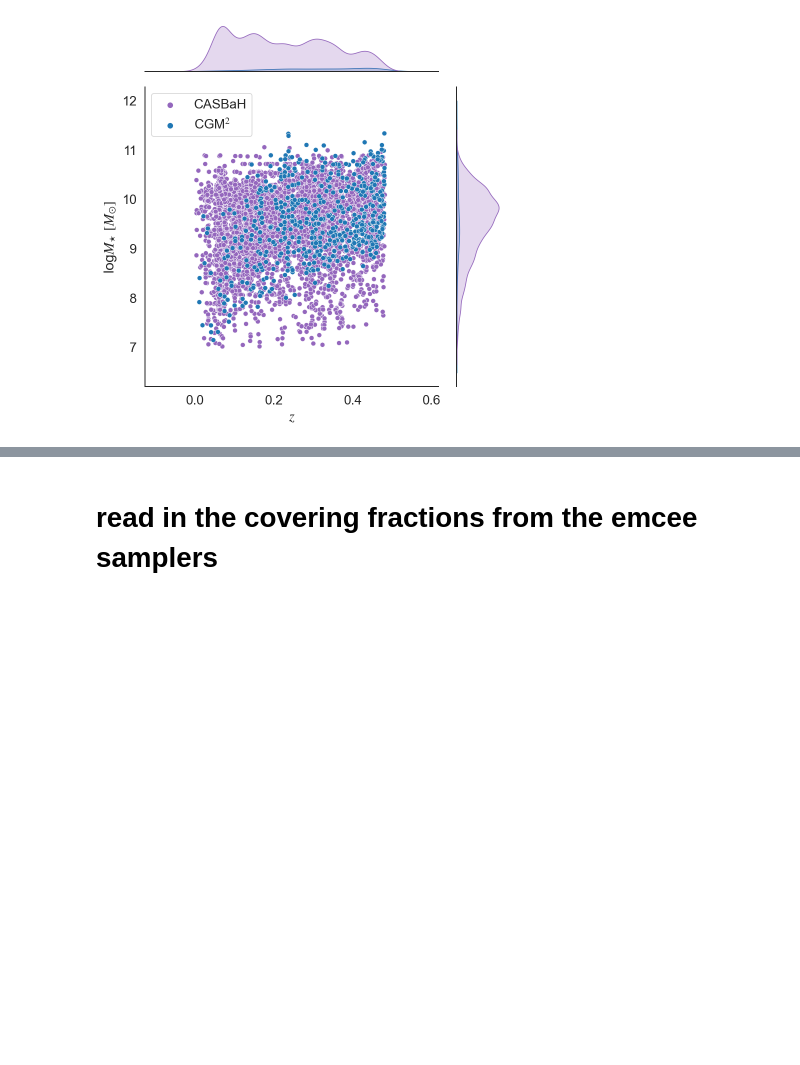
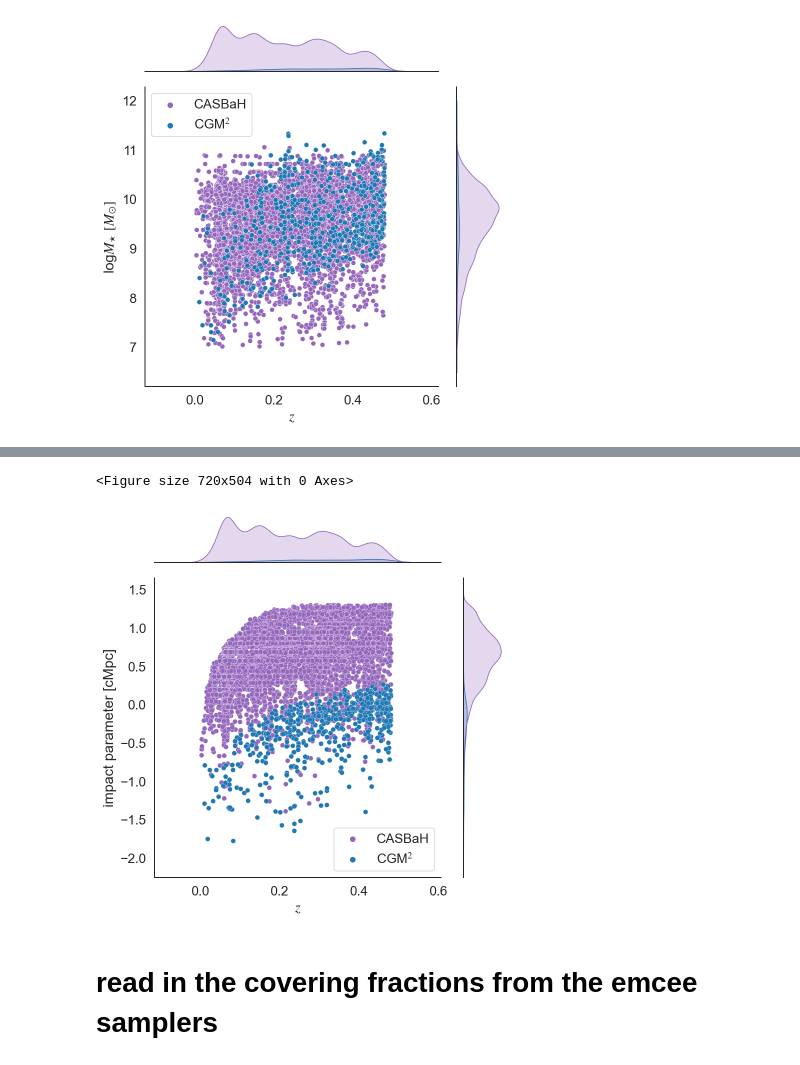
Before and after one commit to mattcwilde/1halo2halo, a Jupyter notebook: haloclustering/plotting/plots.ipynb, the cells around one changed output, grey strips where cells are left out. Saved outputs shown, nothing was run; the diff lists cells and outputs as text; code cells hidden in the pictures; blank space fills up the shorter version.

```diff
--- a/haloclustering/plotting/plots.ipynb
+++ b/haloclustering/plotting/plots.ipynb
@@ -119,3 +122,33 @@ with sns.axes_style('white'):
+# %%
+joint_kws=dict(gridsize=30)
+plt.figure(figsize=(10,7))
+
+
+# df.sort_values("survey", inplace=True)
+
+dfnew.sort_values('survey', inplace=True)
+sns.set_theme(style="ticks")
+s = [r'$z$', r'impact parameter [cMpc]']
+with sns.axes_style('white'):
+    sns.set_context("paper", font_scale=1.5)
+
+    g = sns.jointplot(data=dfnew, x="z", y="log_rho_mpc", hue='survey',
+                    palette=["tab:purple", "tab:blue"],
+                    legend=True, marginal_kws=dict(bw_adjust=0.9), linewidth=0.2)
+
+    g.set_axis_labels(s[0], s[1])
+    # g.fig.get_axes()[0].legend([r'CGM$^2$', r'CASBaH'], loc='upper left')
+    ax = g.fig.get_axes()[0]
+
+    handles, labels = ax.get_legend_handles_labels()
+    ax.legend(handles=handles, labels=labels)
+    plt.tight_layout()
+    # plt.xscale('log')
+    # plt.yscale('log')
+    plt.savefig('../figures/combined_data_z_rho_log.pdf', dpi=300);
+# %% [output]
+<Figure size 720x504 with 0 Axes>
+[figure, added]
 # %% [markdown]
 # read in the covering fractions from the emcee samplers
 # %%
```
Also changed, not shown: parts of 8 cells of this notebook.
